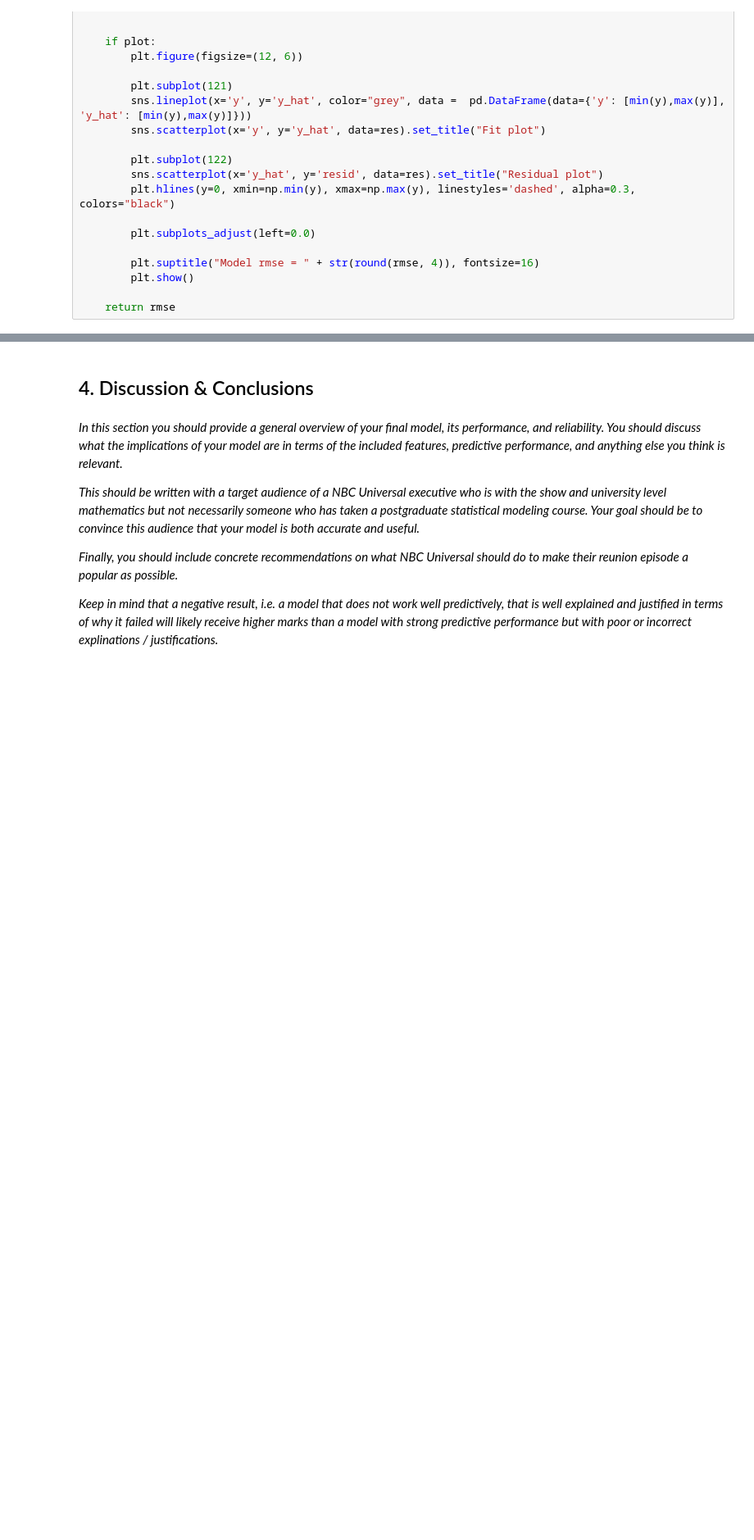
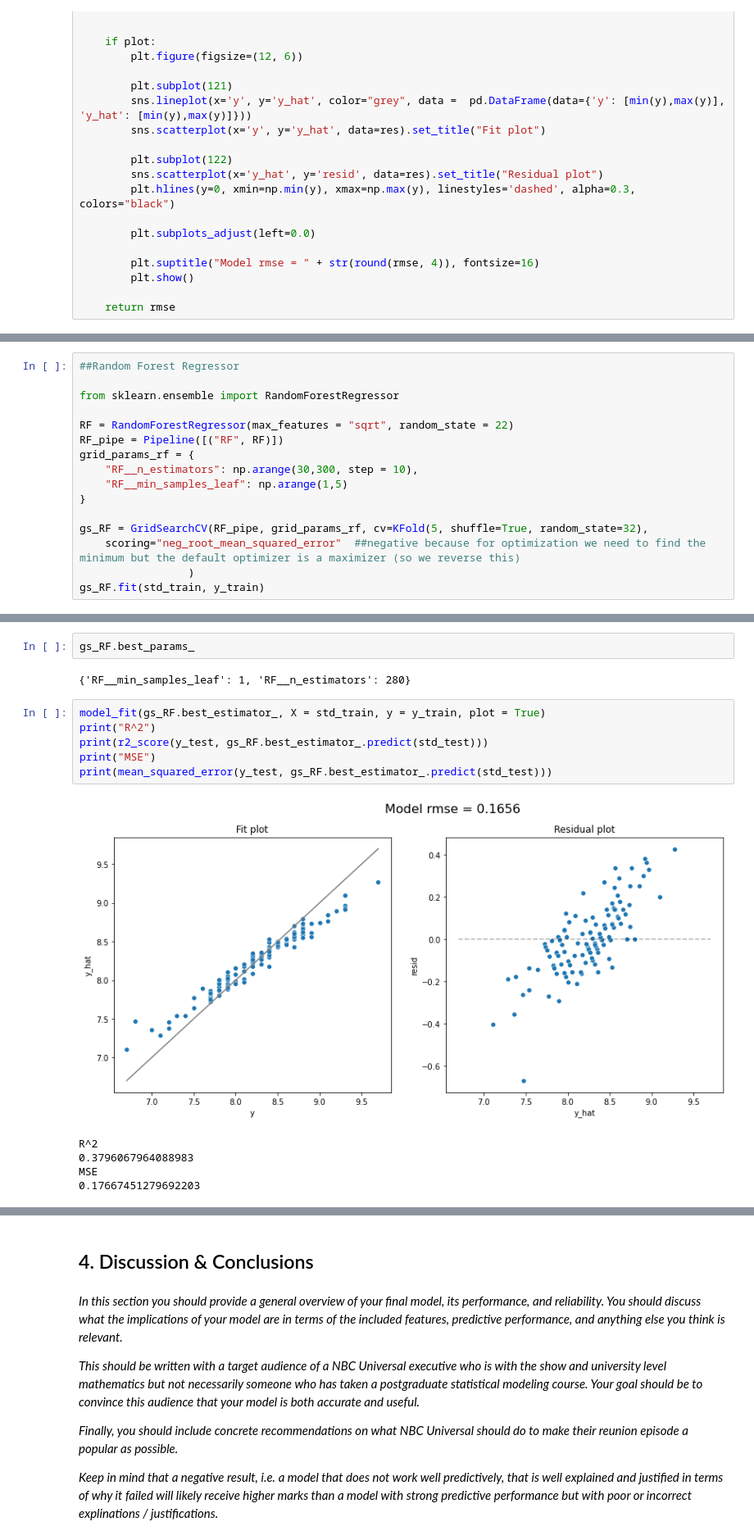
Before and after one commit to anoushka632/mlp-proj1, a Jupyter notebook: Jonathan/MLPProj1_NotebookV2.ipynb, the cells around one changed output, grey strips where cells are left out. Shown at 82% size. Drawn from its saved outputs; the diff is of its cells as text; blank space fills up the shorter version.

```diff
--- a/Jonathan/MLPProj1_NotebookV2.ipynb
+++ b/Jonathan/MLPProj1_NotebookV2.ipynb
@@ -585,0 +834,16 @@ array([[<AxesSubplot:title={'center':'phyllis_perc'}>,
+# %%
+##Random Forest Regressor
+
+from sklearn.ensemble import RandomForestRegressor
+
+RF = RandomForestRegressor(max_features = "sqrt", random_state = 22)
+RF_pipe = Pipeline([("RF", RF)])
+grid_params_rf = {
+    "RF__n_estimators": np.arange(30,300, step = 10),
+    "RF__min_samples_leaf": np.arange(1,5)
+}
+
+gs_RF = GridSearchCV(RF_pipe, grid_params_rf, cv=KFold(5, shuffle=True, random_state=32),
+    scoring="neg_root_mean_squared_error"  ##negative because for optimization we need to find the minimum but the default optimizer is a maximizer (so we reverse this)
+                 )
+gs_RF.fit(std_train, y_train)
@@ -585,0 +860,16 @@ array([[<AxesSubplot:title={'center':'phyllis_perc'}>,
+# %%
+gs_RF.best_params_
+# %% [output]
+{'RF__min_samples_leaf': 1, 'RF__n_estimators': 280}
+# %%
+model_fit(gs_RF.best_estimator_, X = std_train, y = y_train, plot = True)
+print("R^2")
+print(r2_score(y_test, gs_RF.best_estimator_.predict(std_test)))
+print("MSE")
+print(mean_squared_error(y_test, gs_RF.best_estimator_.predict(std_test)))
+# %% [output]
+[figure, added]
+R^2
+0.3796067964088983
+MSE
+0.17667451279692203
```
Also changed, not shown: parts of 28 cells of this notebook.
